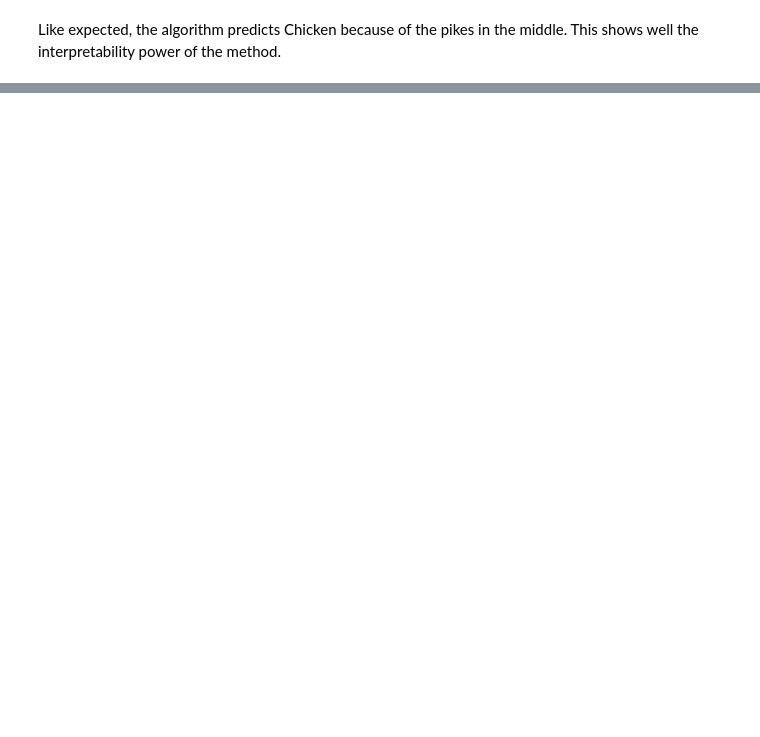
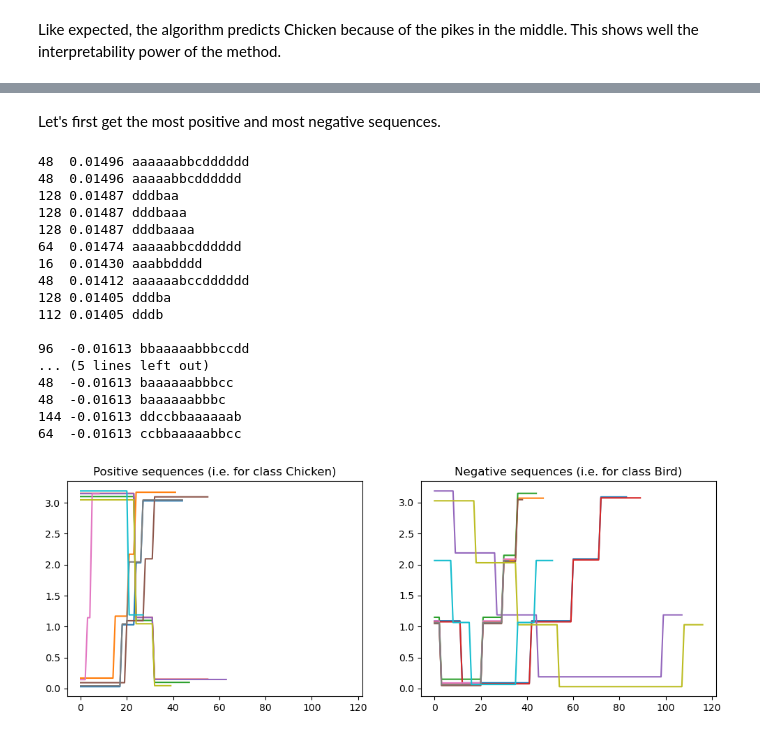
Before and after one commit to StanislasDOZIAS/MR-SEQL, a Jupyter notebook: notebooks/final_notebook.ipynb, the cells around one changed output, grey strips where cells are left out. Saved outputs shown, nothing was run; the diff lists cells and outputs as text; code cells hidden in the pictures; blank space fills up the shorter version.

Commit message:
added ChickenBird analsysis

```diff
--- a/notebooks/final_notebook.ipynb
+++ b/notebooks/final_notebook.ipynb
@@ -742,0 +801,2 @@ Like expected, the algorithm predicts Chicken because of the pikes in the middle
+# %% [markdown]
+Let's first get the most positive and most negative sequences.
@@ -742,0 +824,77 @@ Like expected, the algorithm predicts Chicken because of the pikes in the middle
+# %%
+nb_sequences_to_show = 20
+
+
+## Get the most positive coefficient
+sorted_pos_sequences_idx = coeffs.argsort()[::-1]
+
+important_pos_coeffs = []
+important_pos_sequences = []
+important_pos_l = []
+
+for ind in sorted_pos_sequences_idx[:nb_sequences_to_show//2]:
+    coeff = coeffs[ind]
+    num_l, num_seq = find_l(thresholds, ind)
+    SOI = clf.sequences[num_l][num_seq].decode("utf-8") # sequence of interest
+    lOI = list_l[num_l] #l of interest
+
+    important_pos_coeffs.append(coeff)
+    important_pos_sequences.append(SOI)
+    important_pos_l.append(lOI)
+
+    print(str(lOI).ljust(3), str("{:.5f}".format(coeff)).rjust(7), SOI)
+
+print()
+
+## Get the most negative coefficient
+sorted_neg_sequences_idx = coeffs.argsort()
+
+important_neg_coeffs = []
+important_neg_sequences = []
+important_neg_l = []
+
+for ind in sorted_neg_sequences_idx[:nb_sequences_to_show//2]:
+    coeff = coeffs[ind]
+    num_l, num_seq = find_l(thresholds, ind)
+    SOI = clf.sequences[num_l][num_seq].decode("utf-8") # sequence of interest
+    lOI = list_l[num_l] #l of interest
+
+    important_neg_coeffs.append(coeff)
+    important_neg_sequences.append(SOI)
+    important_neg_l.append(lOI)
+
+    print(str(lOI).ljust(3), str("{:.5f}".format(coeff)).rjust(8), SOI)
+
+
+fig, ax = plt.subplots(1,2, figsize=(12,4), sharex=True)
+
+for sequence, l in zip(important_pos_sequences, important_pos_l):
+    ax[0].plot(SAX_to_TS(sequence, l), label=sequence)
+ax[0].set_title("Positive sequences (i.e. for class Chicken)")
+#ax[0].legend()
+
+for sequence, l in zip(important_neg_sequences, important_neg_l):
+    ax[1].plot(SAX_to_TS(sequence, l), label=sequence)
+ax[1].set_title("Negative sequences (i.e. for class Bird)")
+#ax[1].legend()
+
+plt.show()
+# %% [output]
+48  0.01496 aaaaaabbcdddddd
+48  0.01496 aaaaabbcdddddd
+128 0.01487 dddbaa
+128 0.01487 dddbaaa
+128 0.01487 dddbaaaa
+64  0.01474 aaaaabbcdddddd
+16  0.01430 aaabbdddd
+48  0.01412 aaaaaabccdddddd
+128 0.01405 dddba
+112 0.01405 dddb
+
+96  -0.01613 bbaaaaabbbccdd
+... (5 lines left out)
+48  -0.01613 baaaaaabbbcc
+48  -0.01613 baaaaaabbbc
+144 -0.01613 ddccbbaaaaaab
+64  -0.01613 ccbbaaaaabbcc
+[figure, added]
```
Also changed, not shown: parts of 23 cells of this notebook.
